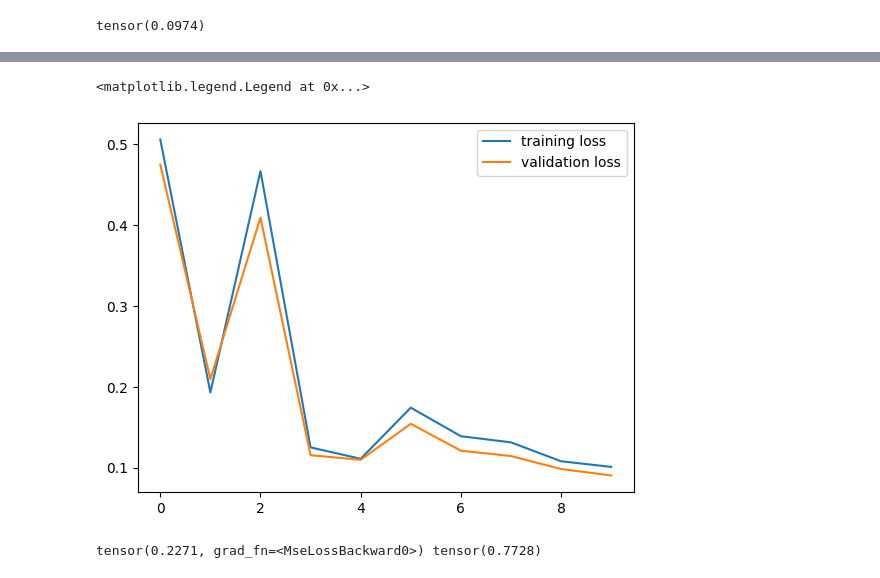
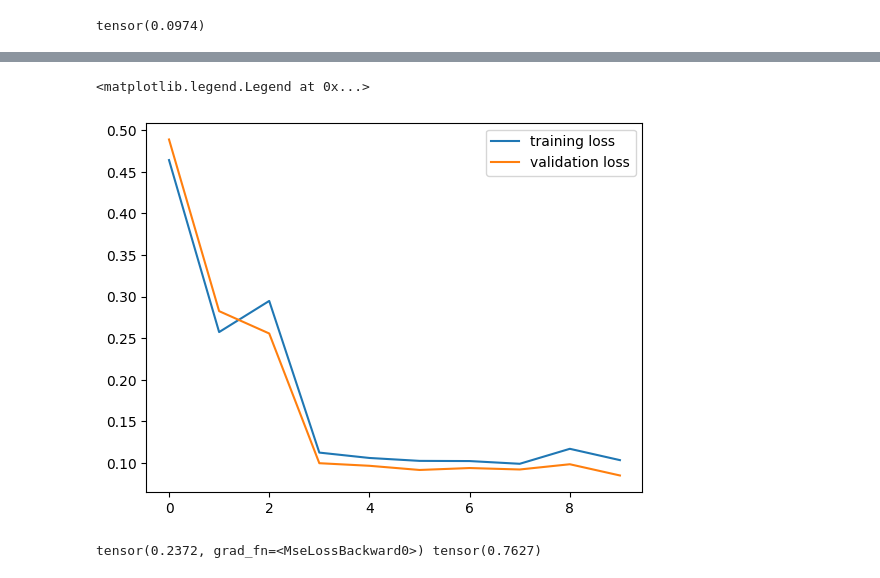
Before and after one commit to lisihang1401443109/duke_hw, a Jupyter notebook: 590HW3/HW3.ipynb, the cells around one changed output, grey strips where cells are left out. Drawn from its saved outputs; the diff is of its cells as text; code cells hidden in the pictures.

```diff
--- a/590HW3/HW3.ipynb
+++ b/590HW3/HW3.ipynb
@@ -36,7 +43,7 @@ model1 = Model1()
 
 def train_model(model, epochs=100):
 
-    optimizer = torch.optim.SGD(model.parameters(), lr=0.0005)
+    optimizer = torch.optim.SGD(model.parameters(), lr=0.0003)
     # training loop
     # split training into train and validation
     train_X = mnist.data[:50000]
@@ -138,15 +156,15 @@ class Model2(nn.Module):
         return y
 # %%
 
-model2 = Model2(196, 10)
+model2 = Model2(196, 14)
 training_loss, validation_loss = train_model(model2, epochs=10)
 
 plt.plot(training_loss, label='training loss')
 plt.plot(validation_loss, label='validation loss')
 plt.legend()
 # %% [output]
 <matplotlib.legend.Legend at 0x...>
-[figure, old version]
+[figure, new version]
 # %%
 # test mse
 test_X = mnist.test_data
@@ -159,4 +177,4 @@ test_acc = ((test_y_pred > 0.5) == test_y).float().mean()
 
 print(test_loss, test_acc)
 # %% [output]
-tensor(0.2271, grad_fn=<MseLossBackward0>) tensor(0.7728)
+tensor(0.2372, grad_fn=<MseLossBackward0>) tensor(0.7627)
```
Also changed, not shown: parts of 18 cells of this notebook.
